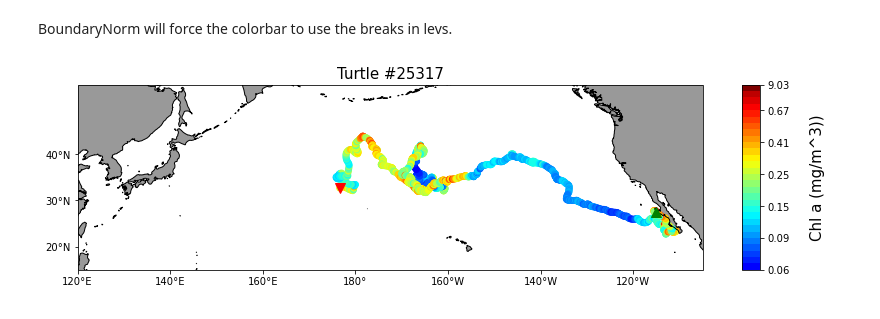
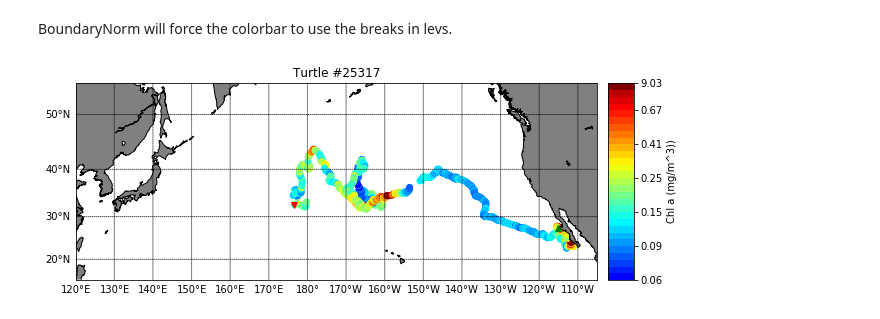
Before and after one commit to oceanwatch/python-satellite-course, a Jupyter notebook: OW_tutorial4.ipynb, the cells around one changed output. Saved outputs shown, nothing was run; the diff lists cells and outputs as text; code cells hidden in the pictures.

```diff
--- a/OW_tutorial4.ipynb
+++ b/OW_tutorial4.ipynb
@@ -86,6 +79,6 @@ Run both of them, and plot a time-series of each to compare (as a separate exerc
 # %%
-ESA_w = "https://oceanwatch.pifsc.noaa.gov/erddap/griddap/esa-cci-chla-8d-v6-0.csv?chlor_a"
-ESA_m = "https://oceanwatch.pifsc.noaa.gov/erddap/griddap/esa-cci-chla-monthly-v6-0.csv?chlor_a"
+MOD_w = "https://oceanwatch.pifsc.noaa.gov/erddap/griddap/aqua_chla_8d_2018_0.csv?chlor_a"
+MOD_m = "https://oceanwatch.pifsc.noaa.gov/erddap/griddap/aqua_chla_monthly_2018_0.csv?chlor_a"
 # %%
 lon=df.mean_lon
 lat=df.mean_lat
@@ -121,3 +99,18 @@ end_time=time.time()
+# %%
+start_time=time.time()
+col_names =  ["date","matched_lat","matched_lon","matched_chla"]
+tot=pd.DataFrame(columns = col_names)
+
+for i in range(len(dates)):
+#for i in range(5):
+    print(i,len(dates))
+    #this is where the URL is built:
+    url=MOD_m+"[("+str(dates[i])+"):1:("+str(dates[i])+")][("+str(lat[i])+"):1:("+str(lat[i])+")][("+str(lon[i])+"):1:("+str(lon[i])+")]"
+    new=pd.read_csv(url,skiprows=1)
+    new.columns=col_names
+    tot=tot.append(new,ignore_index=True)
+
+end_time=time.time()
 # %%
 print("total time = %g mins" % ((end_time-start_time)/60.))
 # %% [output]
@@ -180,37 +173,36 @@ BoundaryNorm will force the colorbar to use the breaks in levs.
 # %%
 norm = BoundaryNorm(levs, len(levs))
 # %%
-plt.figure(figsize=(14, 10))
+# Setup the bounding box for the zoom and bounds of the map
+bbox=[120 ,255, 15, 55]
 
-# Label axes of a Plate Carree projection with a central longitude of 180:
+plt.figure(figsize=(10,10))
+# Define the projection, scale, the corners of the map, and the resolution.
+m = Basemap(projection='merc',llcrnrlat=bbox[2],urcrnrlat=bbox[3],\
+            llcrnrlon=bbox[0],urcrnrlon=bbox[1],lat_ts=10,resolution='l')
 
-ax1 = plt.subplot(211, projection=ccrs.PlateCarree(central_longitude=180))
-ax1.set_extent([120,255, 15, 55], ccrs.PlateCarree())
-ax1.add_feature(cfeature.LAND, facecolor='0.6')
-ax1.coastlines()
-ax1.set_xticks(range(120,255,20), crs=ccrs.PlateCarree())
-ax1.set_yticks(range(20,50,10), crs=ccrs.PlateCarree())
-lon_formatter = LongitudeFormatter(zero_direction_label=True)
-lat_formatter = LatitudeFormatter()
-ax1.xaxis.set_major_formatter(lon_formatter)
-ax1.yaxis.set_major_formatter(lat_formatter)
+# Draw coastlines and fill continents and water with color
+m.drawcoastlines()
+m.fillcontinents(color='gray')
+
+m.drawmeridians(np.arange(bbox[0], bbox[1], 10),labels=[0,0,0,1])
+m.drawparallels(np.arange(bbox[2]+5, bbox[3], 10),labels=[1,0,0,0])
 
 # build and plot coordinates onto map
-x,y = list(df.mean_lon),list(df.mean_lat)
-ax1=plt.scatter(x,y,transform=ccrs.PlateCarree(),c=np.log(tot.matched_chla),cmap=cm,norm=norm)
-ax1=plt.plot(x[0],y[0],marker='v',color='r',transform=ccrs.PlateCarree(),markersize=10)
-ax1=plt.plot(x[-1],y[-1],marker='^',color='g',transform=ccrs.PlateCarree(),markersize=10)
+x,y = m(list(df.mean_lon),list(df.mean_lat))
+m.scatter(x,y,c=np.log(tot.matched_chla),cmap=cm,norm=norm)
 
+m.plot(x[0],y[0],marker='v',color='r')
+m.plot(x[-1],y[-1],marker='^',color='g')
 
 #let's customize the color bar so the label reflect values of chl-a, not log(chl-a)
 #we build levs2 to have the labels more spaced out than the values in levs
 levs2=np.append(np.arange(-2.9,0,0.5),2.2)
-cbar=plt.colorbar(ticks=levs2,shrink=0.75,aspect=10)
-cbar.set_label("Chl a (mg/m^3))", size=15, labelpad=20)
+cbar=m.colorbar(fraction=0.022,ticks=levs2, label='Chl a (mg/m^3))')
 #and set the labels to be exp(levs2)
-cbar.ax.set_yticklabels(np.around(np.exp(levs2),2),size=10)
+cbar.ax.set_yticklabels(np.around(np.exp(levs2),2))
 
-plt.title("Turtle #25317",size=15)
+plt.title("Turtle #25317")
 plt.show()
 # %% [output]
-[figure, old version]
+[figure, new version]
```
Also changed, not shown: parts of 10 cells of this notebook.
